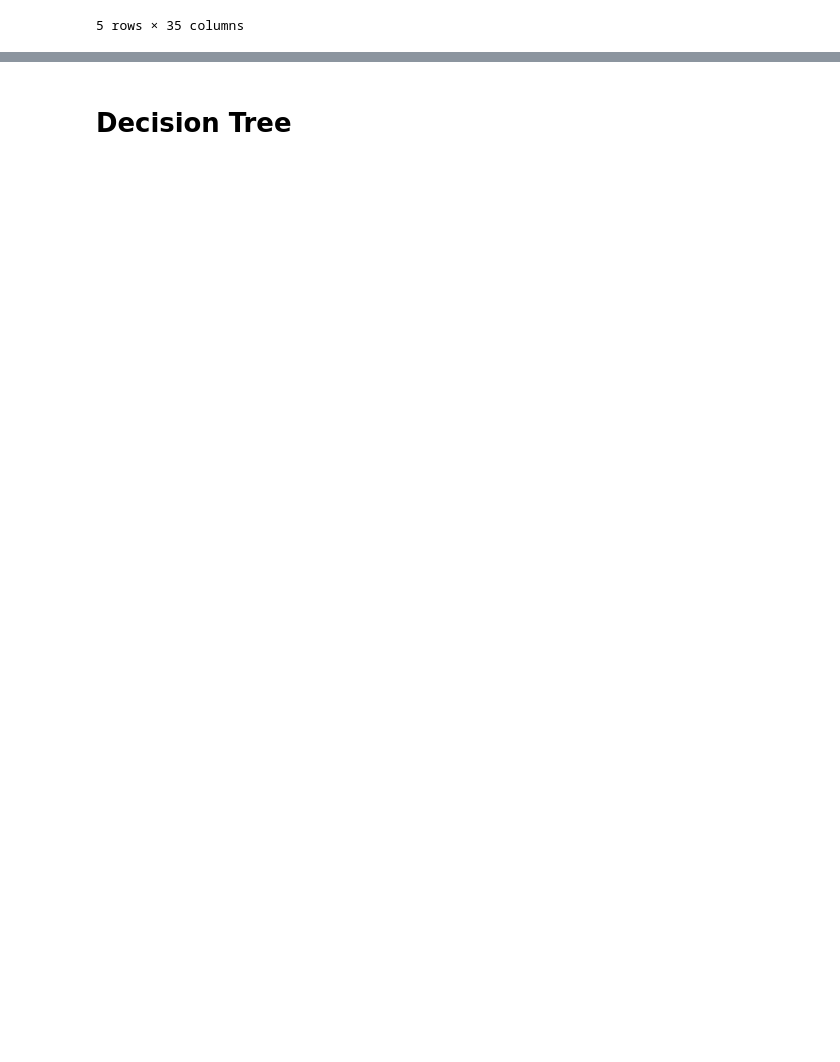
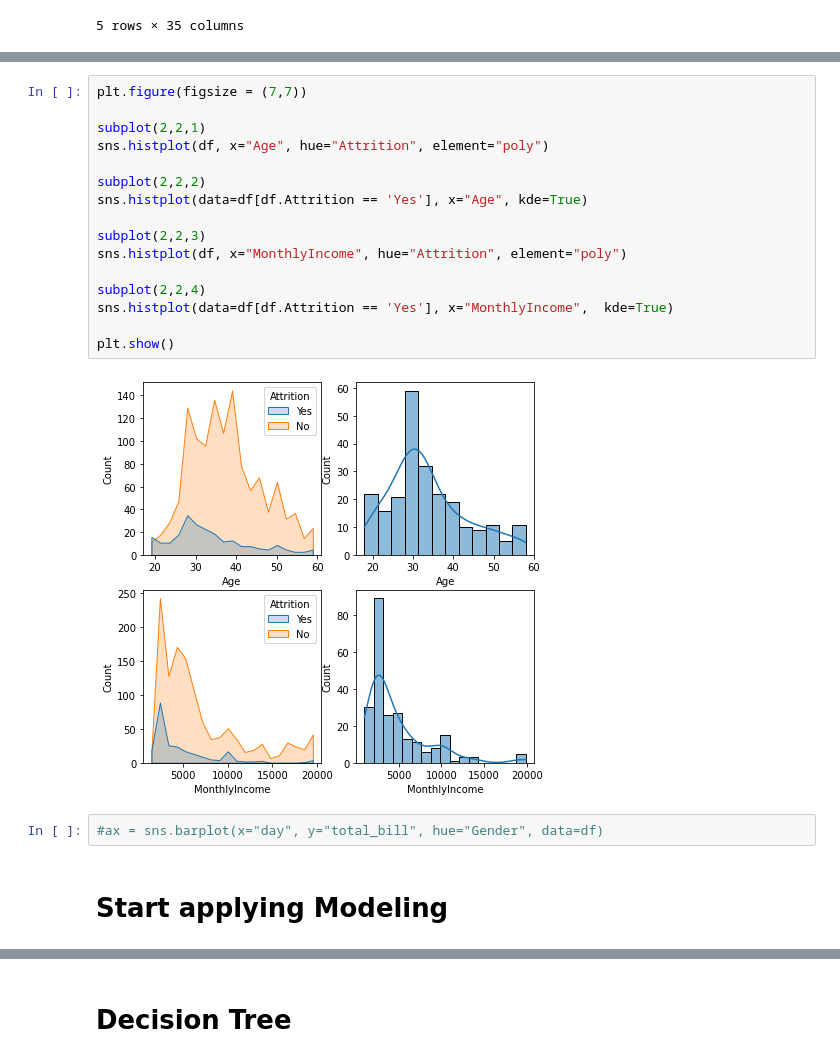
Before and after one commit to caesarorz/HRAttrition, a Jupyter notebook: Project HR Complete.ipynb, the cells around one changed output, grey strips where cells are left out. Cells and saved outputs as stored; diff of their text form; blank space fills up the shorter version.

```diff
--- a/Project HR Complete.ipynb
+++ b/Project HR Complete.ipynb
@@ -169,0 +156,22 @@ df1.shape
+# %%
+plt.figure(figsize = (7,7))
+
+subplot(2,2,1)
+sns.histplot(df, x="Age", hue="Attrition", element="poly")
+
+subplot(2,2,2)
+sns.histplot(data=df[df.Attrition == 'Yes'], x="Age", kde=True)
+
+subplot(2,2,3)
+sns.histplot(df, x="MonthlyIncome", hue="Attrition", element="poly")
+
+subplot(2,2,4)
+sns.histplot(data=df[df.Attrition == 'Yes'], x="MonthlyIncome",  kde=True)
+
+plt.show()
+# %% [output]
+[figure, added]
+# %%
+#ax = sns.barplot(x="day", y="total_bill", hue="Gender", data=df)
+# %% [markdown]
+# Start applying Modeling
```
Also changed, not shown: parts of 96 cells of this notebook.
